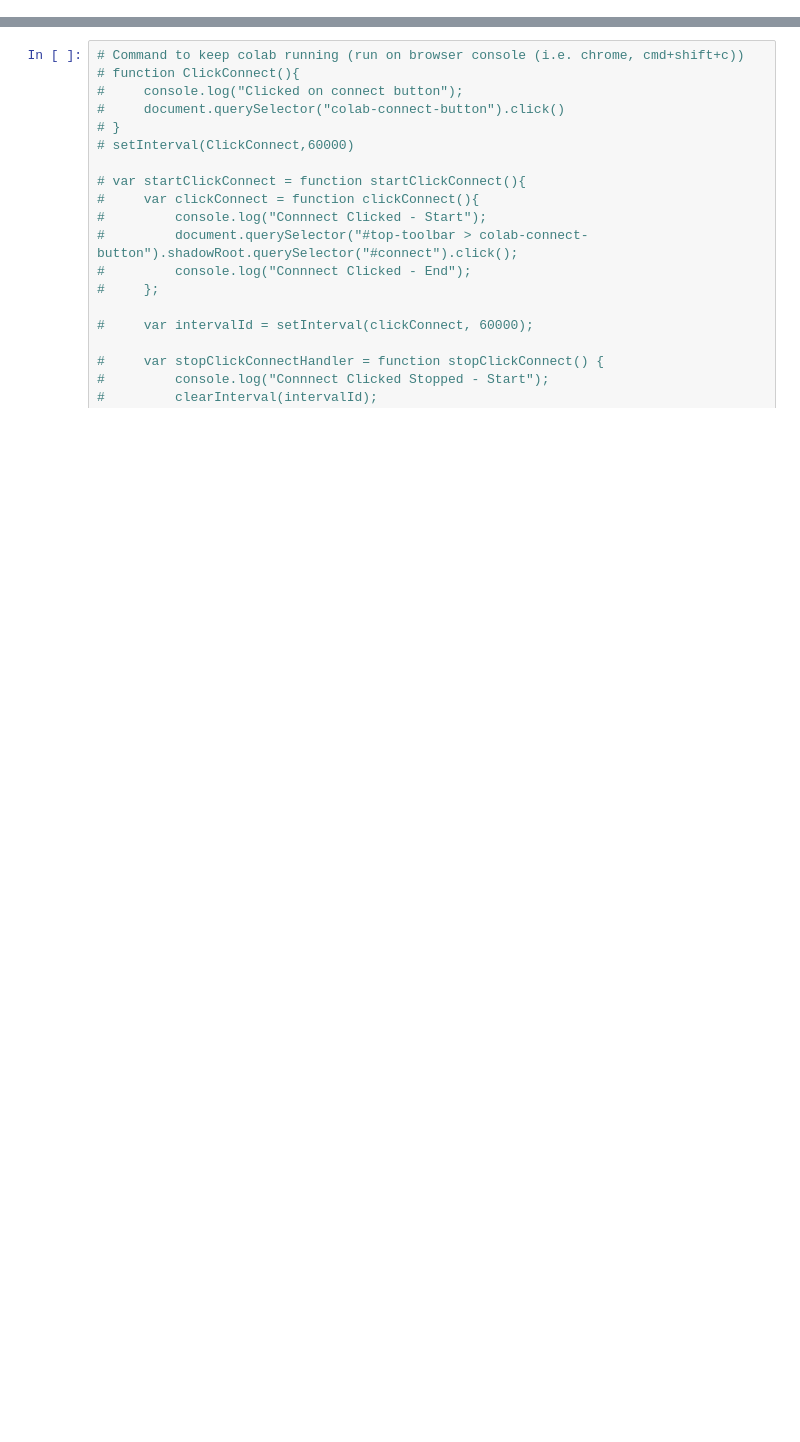
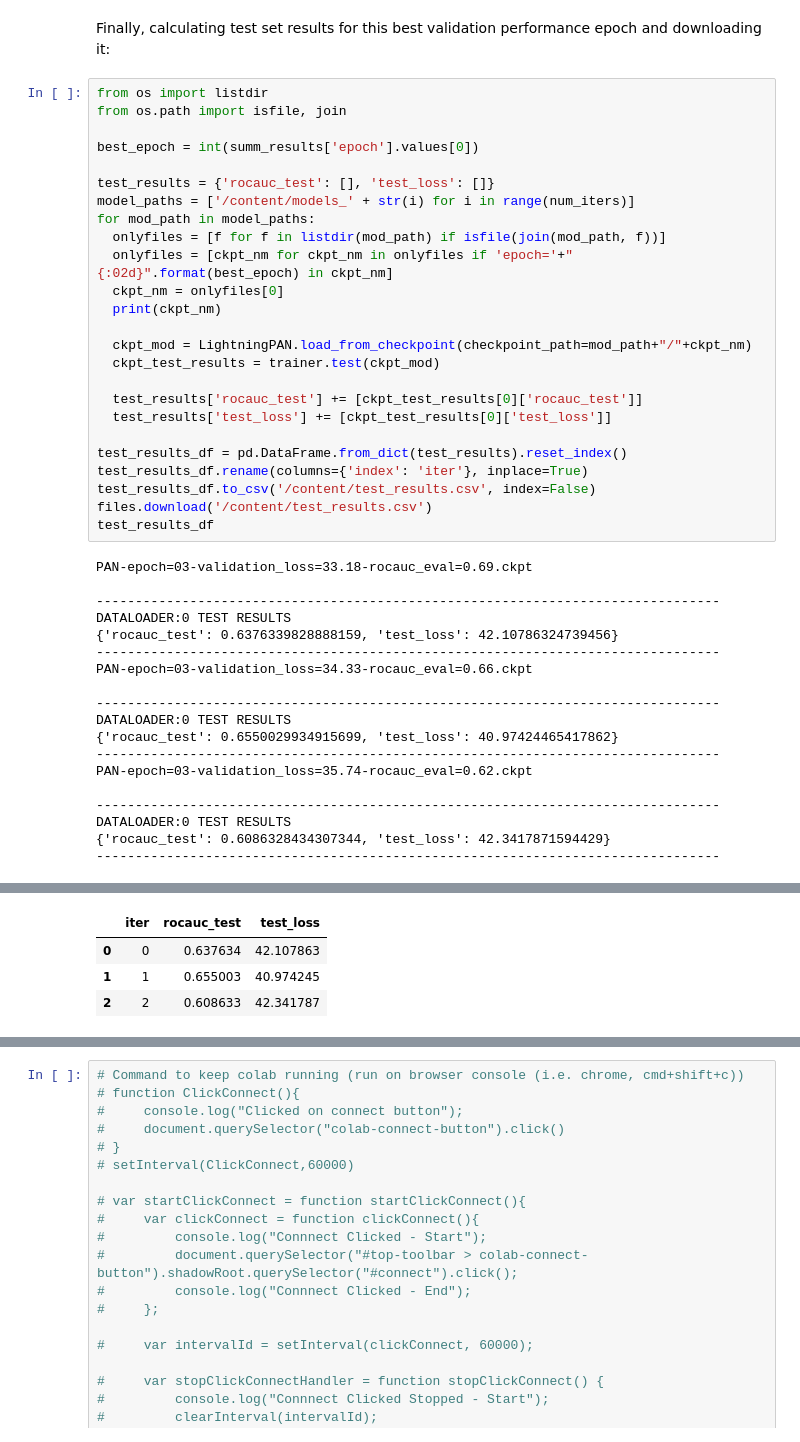
Before and after one commit to hugovergnes/drug-PAN, a Jupyter notebook: code/train_model_colab.ipynb, the cells around one changed output, grey strips where cells are left out. Drawn from its saved outputs; the diff is of its cells as text; blank space fills up the shorter version.

```diff
--- a/code/train_model_colab.ipynb
+++ b/code/train_model_colab.ipynb
@@ -228,0 +247,46 @@ DATALOADER:0 TEST RESULTS
+# %% [markdown]
+Finally, calculating test set results for this best validation performance epoch and downloading it:
+# %%
+from os import listdir
+from os.path import isfile, join
+
+best_epoch = int(summ_results['epoch'].values[0])
+
+test_results = {'rocauc_test': [], 'test_loss': []}
+model_paths = ['/content/models_' + str(i) for i in range(num_iters)]
+for mod_path in model_paths:
+  onlyfiles = [f for f in listdir(mod_path) if isfile(join(mod_path, f))]
+  onlyfiles = [ckpt_nm for ckpt_nm in onlyfiles if 'epoch='+"{:02d}".format(best_epoch) in ckpt_nm]
+  ckpt_nm = onlyfiles[0]
+  print(ckpt_nm)
+
+  ckpt_mod = LightningPAN.load_from_checkpoint(checkpoint_path=mod_path+"/"+ckpt_nm)
+  ckpt_test_results = trainer.test(ckpt_mod)
+
+  test_results['rocauc_test'] += [ckpt_test_results[0]['rocauc_test']]
+  test_results['test_loss'] += [ckpt_test_results[0]['test_loss']]
+
+test_results_df = pd.DataFrame.from_dict(test_results).reset_index()
+test_results_df.rename(columns={'index': 'iter'}, inplace=True)
+test_results_df.to_csv('/content/test_results.csv', index=False)
+files.download('/content/test_results.csv')
+test_results_df
+# %% [output]
+PAN-epoch=03-validation_loss=33.18-rocauc_eval=0.69.ckpt
+
+--------------------------------------------------------------------------------
+DATALOADER:0 TEST RESULTS
+{'rocauc_test': 0.6376339828888159, 'test_loss': 42.10786324739456}
+--------------------------------------------------------------------------------
+PAN-epoch=03-validation_loss=34.33-rocauc_eval=0.66.ckpt
+
+--------------------------------------------------------------------------------
+DATALOADER:0 TEST RESULTS
+{'rocauc_test': 0.6550029934915699, 'test_loss': 40.97424465417862}
+--------------------------------------------------------------------------------
+PAN-epoch=03-validation_loss=35.74-rocauc_eval=0.62.ckpt
+
+--------------------------------------------------------------------------------
+DATALOADER:0 TEST RESULTS
+{'rocauc_test': 0.6086328434307344, 'test_loss': 42.3417871594429}
+--------------------------------------------------------------------------------
@@ -228,0 +295,4 @@ DATALOADER:0 TEST RESULTS
+|  | iter | rocauc_test | test_loss |
+| 0 | 0 | 0.637634 | 42.107863 |
+| 1 | 1 | 0.655003 | 40.974245 |
+| 2 | 2 | 0.608633 | 42.341787 |
```
Also changed, not shown: parts of 19 cells of this notebook, 2 other files.
